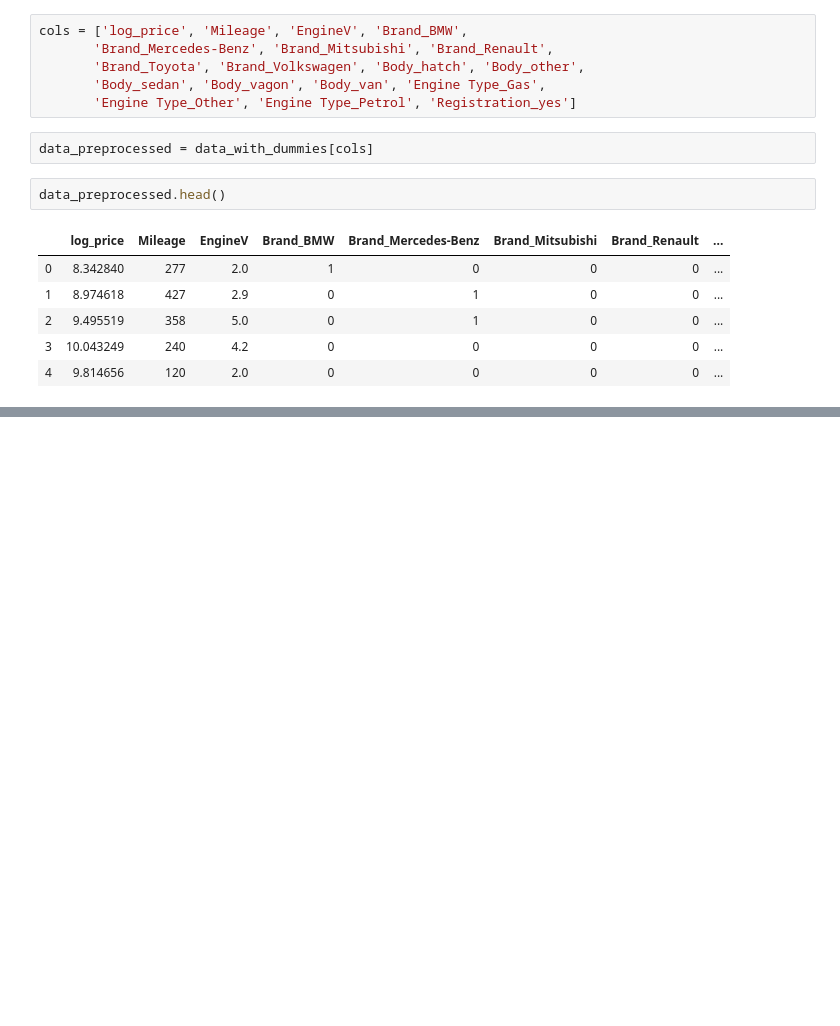
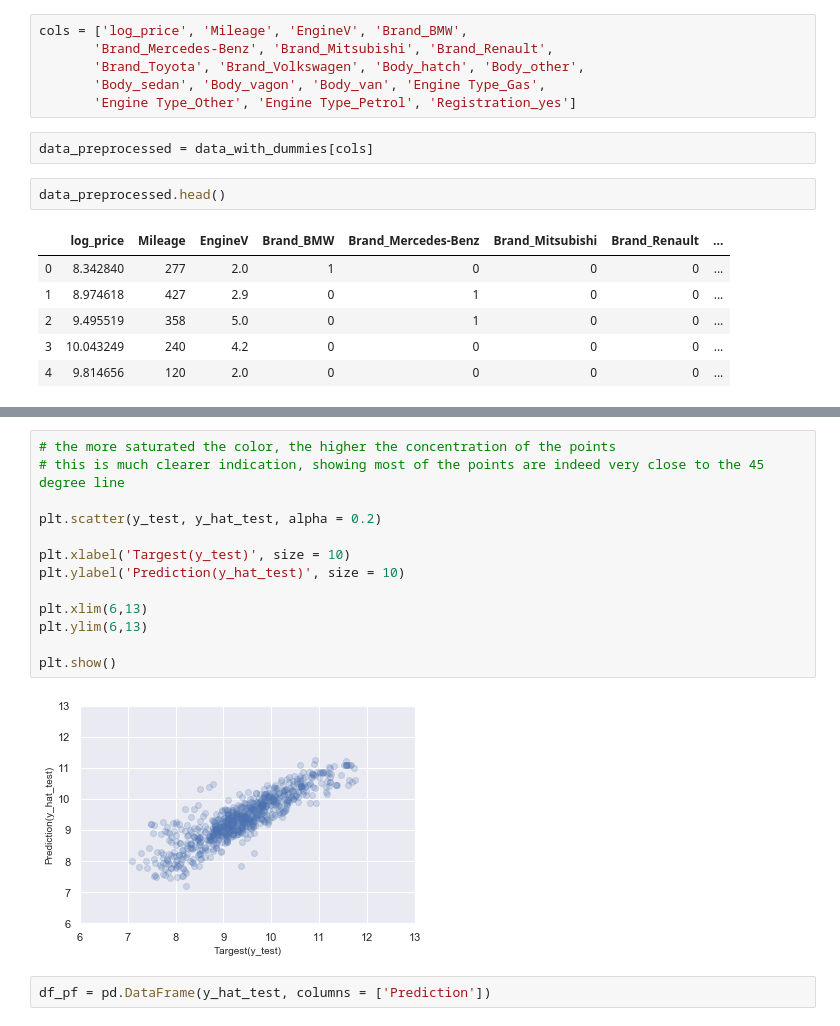
Before and after one commit to LiuHaoLung/Python-Milestone, a Jupyter notebook: Carsales/Carsales.ipynb, the cells around one changed output, grey strips where cells are left out. Drawn from its saved outputs; the diff is of its cells as text; blank space fills up the shorter version.

```diff
--- a/Carsales/Carsales.ipynb
+++ b/Carsales/Carsales.ipynb
@@ -405,0 +551,17 @@ data_preprocessed.head()
+# %%
+# the more saturated the color, the higher the concentration of the points
+# this is much clearer indication, showing most of the points are indeed very close to the 45 degree line
+
+plt.scatter(y_test, y_hat_test, alpha = 0.2)
+
+plt.xlabel('Targest(y_test)', size = 10)
+plt.ylabel('Prediction(y_hat_test)', size = 10)
+
+plt.xlim(6,13)
+plt.ylim(6,13)
+
+plt.show()
+# %% [output]
+[figure, added]
+# %%
+df_pf = pd.DataFrame(y_hat_test, columns = ['Prediction'])
```
Also changed, not shown: parts of 33 cells of this notebook.
